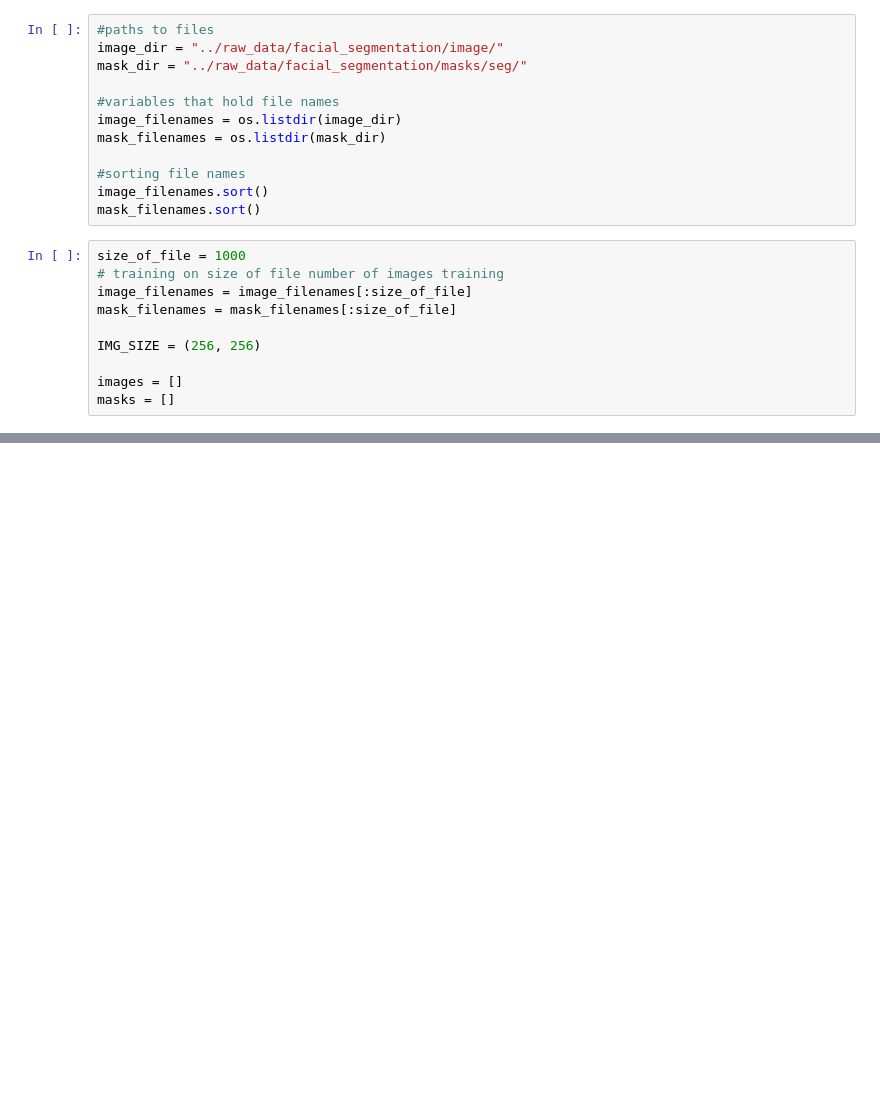
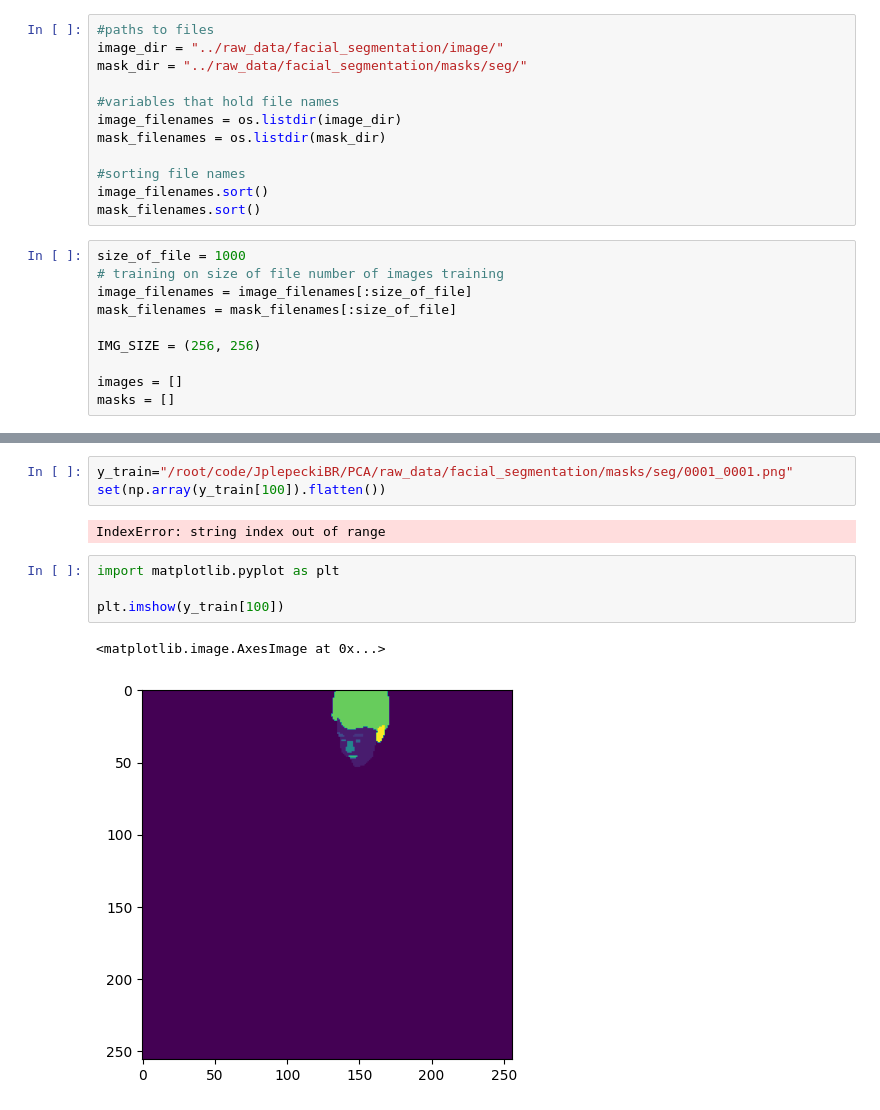
Before and after one commit to JplepeckiBR/PCA, a Jupyter notebook: notebooks/Joao_training model.ipynb, the cells around one changed output, grey strips where cells are left out. Saved outputs shown, nothing was run; the diff lists cells and outputs as text; blank space fills up the shorter version.

```diff
--- a/notebooks/Joao_training model.ipynb
+++ b/notebooks/Joao_training model.ipynb
@@ -51,0 +223,12 @@ print(f"Test data shape: {X_test.shape}, Test masks shape: {y_test.shape}")
+# %%
+y_train="/root/code/JplepeckiBR/PCA/raw_data/facial_segmentation/masks/seg/0001_0001.png"
+set(np.array(y_train[100]).flatten())
+# %% [output]
+IndexError: string index out of range
+# %%
+import matplotlib.pyplot as plt
+
+plt.imshow(y_train[100])
+# %% [output]
+<matplotlib.image.AxesImage at 0x...>
+[figure, added]
```
Also changed, not shown: parts of 13 cells of this notebook, 1 other file.
